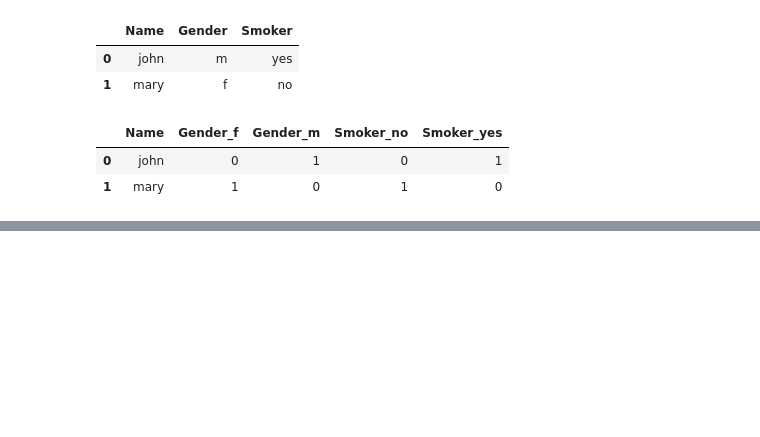
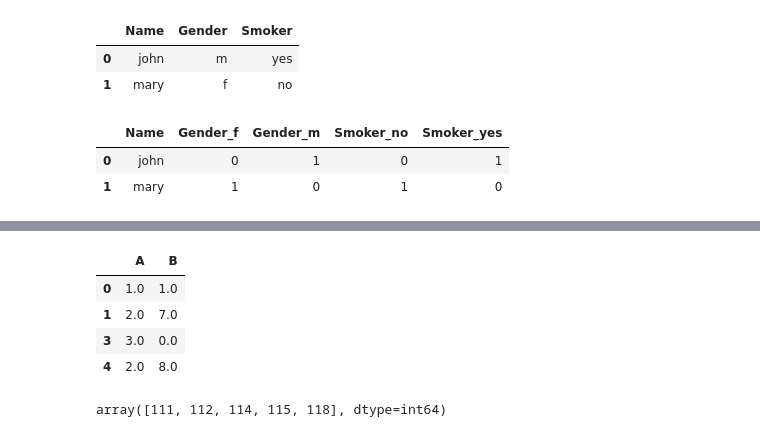
Before and after one commit to antonioIannotta/Python-Data-Analysis, a Jupyter notebook: Pandas_Intro.ipynb, the cells around one changed output, grey strips where cells are left out. Drawn from its saved outputs; the diff is of its cells as text; code cells hidden in the pictures; blank space fills up the shorter version.

```diff
--- a/Pandas_Intro.ipynb
+++ b/Pandas_Intro.ipynb
@@ -208,0 +210,9 @@ df
+# %%
+df = df.dropna()
+df
+# %% [output]
+|  | A | B |
+| 0 | 1.0 | 1.0 |
+| 1 | 2.0 | 7.0 |
+| 3 | 3.0 | 0.0 |
+| 4 | 2.0 | 8.0 |
@@ -208,0 +221,4 @@ df
+# %%
+id_numbers.unique()
+# %% [output]
+array([111, 112, 114, 115, 118], dtype=int64)
```
Also changed, not shown: parts of 7 cells of this notebook.
